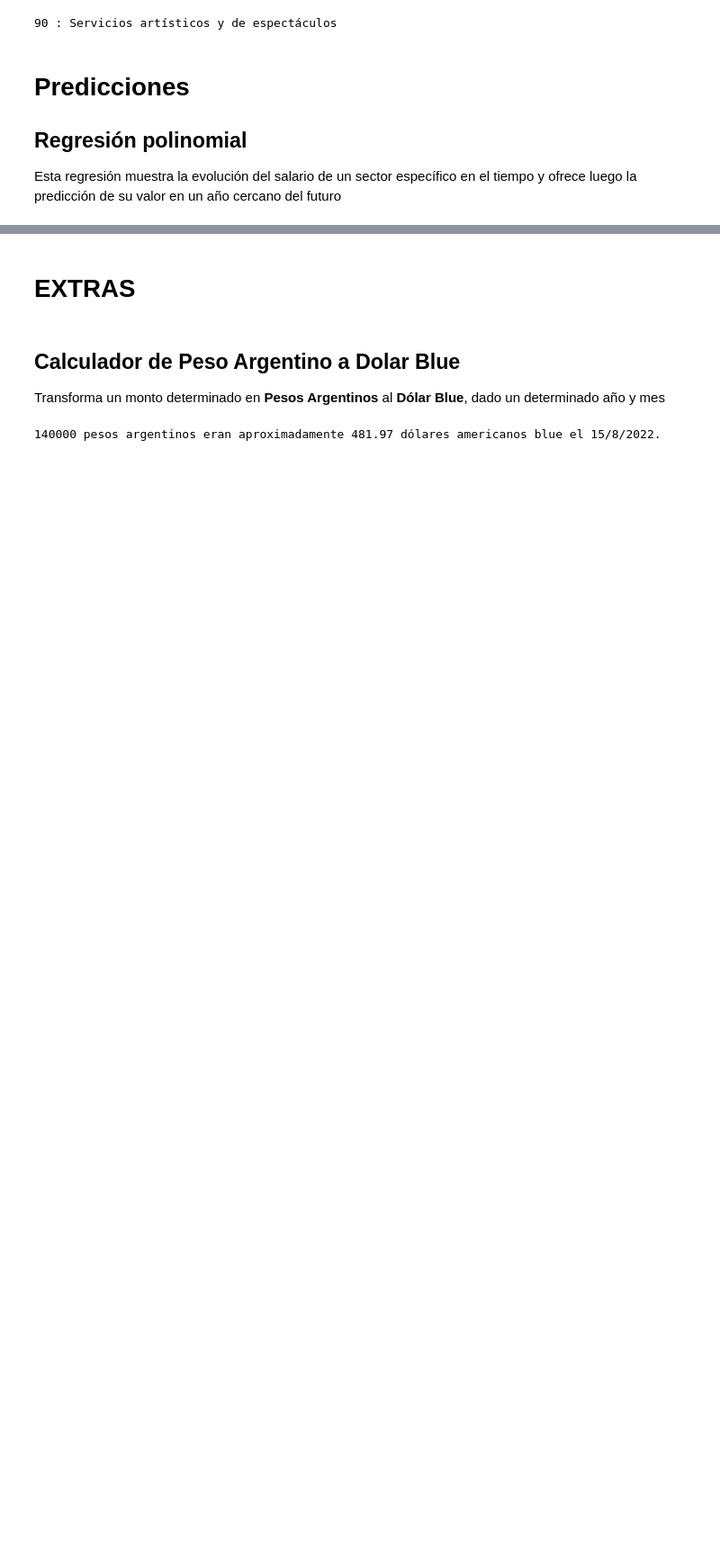
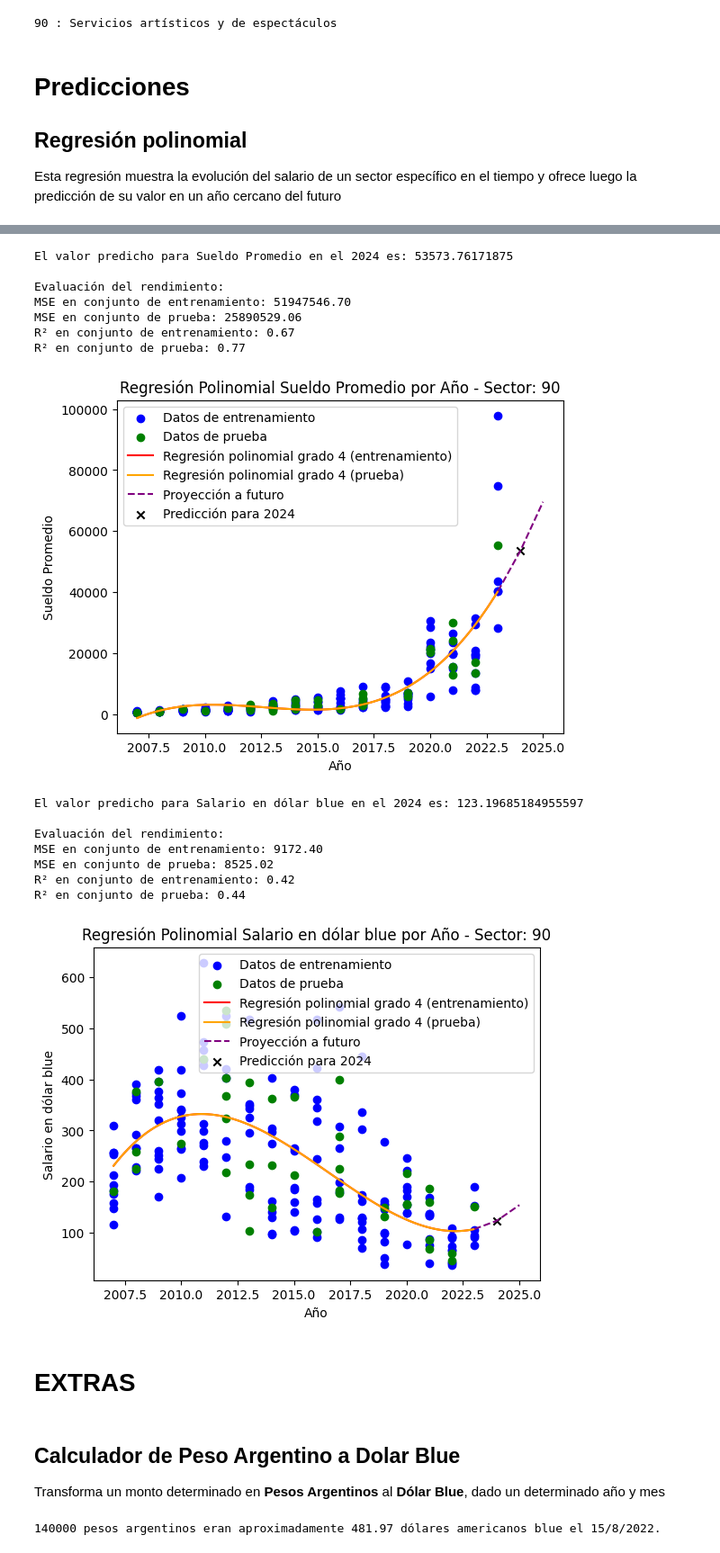
Before and after one commit to IlledNacu/TP2mate3, a Jupyter notebook: TP_SalarioJoven.ipynb, the cells around one changed output, grey strips where cells are left out. Shown at 90% size. Saved outputs shown, nothing was run; the diff lists cells and outputs as text; code cells hidden in the pictures; blank space fills up the shorter version.

```diff
--- a/TP_SalarioJoven.ipynb
+++ b/TP_SalarioJoven.ipynb
@@ -550,3 +560,22 @@ Predicción de salario promedio joven para el año 2024: $51,825.48
+# %%
+grafico_regresion_polinomial(salarios_dolar_blue, 90, 2024)
+# %% [output]
+El valor predicho para Sueldo Promedio en el 2024 es: 53573.76171875
+
+Evaluación del rendimiento:
+MSE en conjunto de entrenamiento: 51947546.70
+MSE en conjunto de prueba: 25890529.06
+R² en conjunto de entrenamiento: 0.67
+R² en conjunto de prueba: 0.77
+[figure, added]
+El valor predicho para Salario en dólar blue en el 2024 es: 123.19685184955597
+
+Evaluación del rendimiento:
+MSE en conjunto de entrenamiento: 9172.40
+MSE en conjunto de prueba: 8525.02
+R² en conjunto de entrenamiento: 0.42
+R² en conjunto de prueba: 0.44
+[figure, added]
 # %% [markdown]
 # EXTRAS
 # %% [markdown]
```
Also changed, not shown: parts of 7 cells of this notebook.
